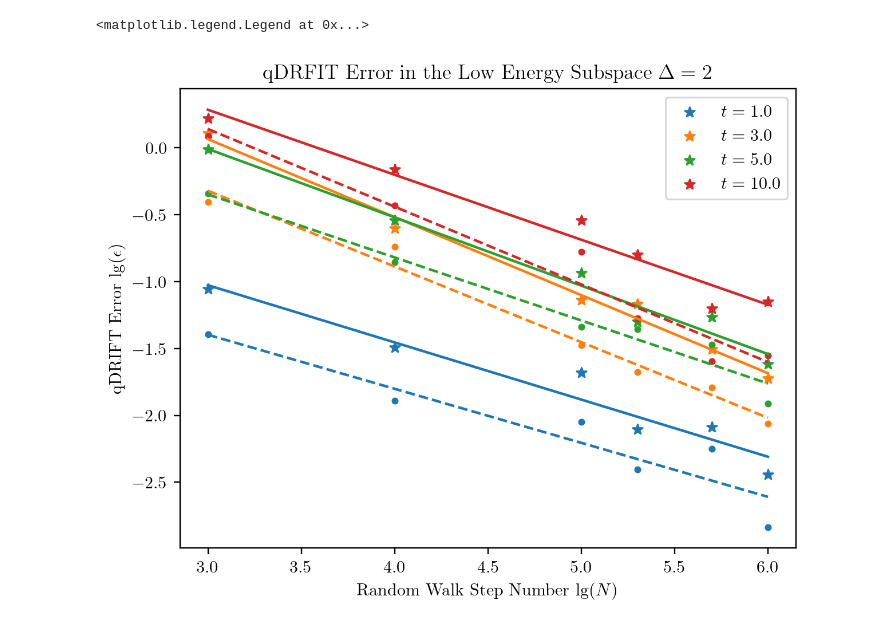
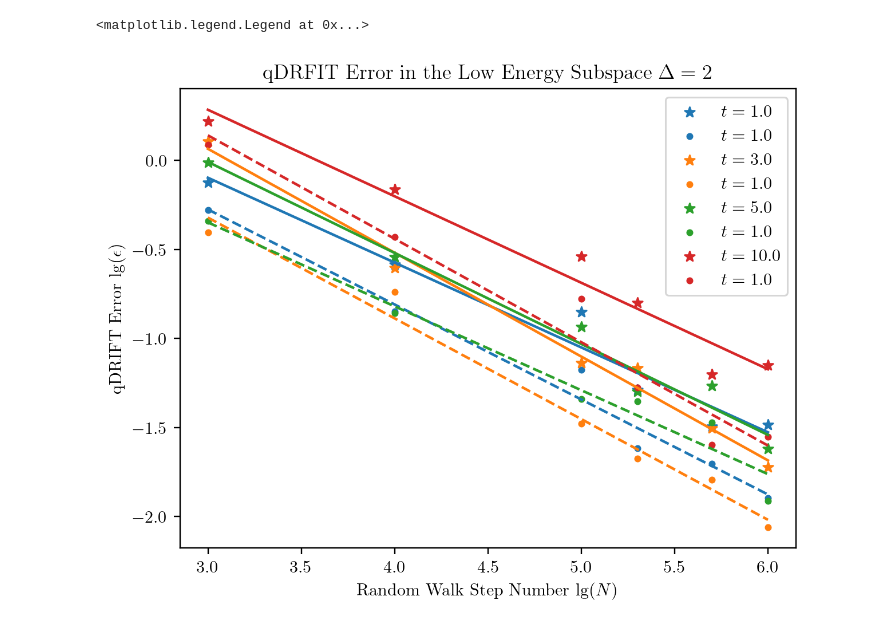
Before and after one commit to Qubit-Fernand/Digital-Quantum-Simulation, a Jupyter notebook: Figure/Plotting.ipynb, the cells around one changed output. Cells and saved outputs as stored; diff of their text form; code cells hidden in the pictures.

```diff
--- a/Figure/Plotting.ipynb
+++ b/Figure/Plotting.ipynb
@@ -77,6 +129,6 @@ ax.legend()
 # %%
-t_1 = np.log(np.array(loadmat('t_1.mat')['t_1'].flatten()))/np.log(10)
-t_1_Delta_5 = np.log(np.array(loadmat('t_1_Delta_5.mat')['t_1_Delta_5'].flatten()))/np.log(10)
+t_1 = np.log(np.array(loadmat('../qDRIFT/t_1.mat')['t_1'].flatten()))/np.log(10)
+t_1_Delta_5 = np.log(np.array(loadmat('../qDRIFT/t_1_Delta_5.mat')['t_1_Delta_5'].flatten()))/np.log(10)
 t_3 = np.log(np.array(loadmat('t_3.mat')['t_3'].flatten()))/np.log(10)
 t_3_Delta_5 = np.log(np.array(loadmat('t_3_Delta_5.mat')['t_3_Delta_5'].flatten()))/np.log(10)
 t_5 = np.log(np.array(loadmat('t_5.mat')['t_5'].flatten()))/np.log(10)
@@ -110,33 +162,33 @@ poly_t_10_Delta_5 = np.poly1d(coefficients_t_10_Delta_5)
 # %%
 fig, ax = plt.subplots(dpi=217)
 ax.set_title('qDRFIT Error in the Low Energy Subspace $\Delta = 2$')
 ax.set_xlabel('Random Walk Step Number $\lg(N)$')
 ax.set_ylabel('qDRIFT Error $\lg(\epsilon)$')
 
 ax.scatter(step, t_1, marker = '*', color = '#1f77b4', label='$t=1.0$')
 ax.plot(step_new, poly_t_1(step_new), color = '#1f77b4', linestyle = '-')
 
-ax.scatter(step, t_1_Delta_5, marker ='.', color = '#1f77b4')
+ax.scatter(step, t_1_Delta_5, marker ='.', color = '#1f77b4', label='$t=1.0$')
 ax.plot(step_new, poly_t_1_Delta_5(step_new), color = '#1f77b4', linestyle = '--')
 
 ax.scatter(step, t_3, marker = '*', color = '#ff7f0e', label='$t=3.0$')
 ax.plot(step_new, poly_t_3(step_new), color = '#ff7f0e', linestyle = '-')
 
-ax.scatter(step, t_3_Delta_5, marker ='.', color = '#ff7f0e')
+ax.scatter(step, t_3_Delta_5, marker ='.', color = '#ff7f0e', label='$t=1.0$')
 ax.plot(step_new, poly_t_3_Delta_5(step_new), color = '#ff7f0e', linestyle = '--')
 
 ax.scatter(step, t_5, marker = '*', color = '#2ca02c', label='$t=5.0$')
 ax.plot(step_new, poly_t_5(step_new), color = '#2ca02c', linestyle = '-')
 
-ax.scatter(step, t_5_Delta_5, marker ='.', color = '#2ca02c')
+ax.scatter(step, t_5_Delta_5, marker ='.', color = '#2ca02c', label='$t=1.0$')
 ax.plot(step_new, poly_t_5_Delta_5(step_new), color = '#2ca02c', linestyle = '--')
 
 ax.scatter(step, t_10, marker = '*', color = '#d62728', label='$t=10.0$')
 ax.plot(step_new, poly_t_10(step_new), color = '#d62728', linestyle = '-')
 
-ax.scatter(step, t_10_Delta_5, marker ='.', color = '#d62728')
+ax.scatter(step, t_10_Delta_5, marker ='.', color = '#d62728', label='$t=1.0$')
 ax.plot(step_new, poly_t_10_Delta_5(step_new), color = '#d62728', linestyle = '--')
 ax.legend()
 # %% [output]
 <matplotlib.legend.Legend at 0x...>
-[figure, old version]
+[figure, new version]
```
Also changed, not shown: parts of 4 cells of this notebook, 21 other files.
